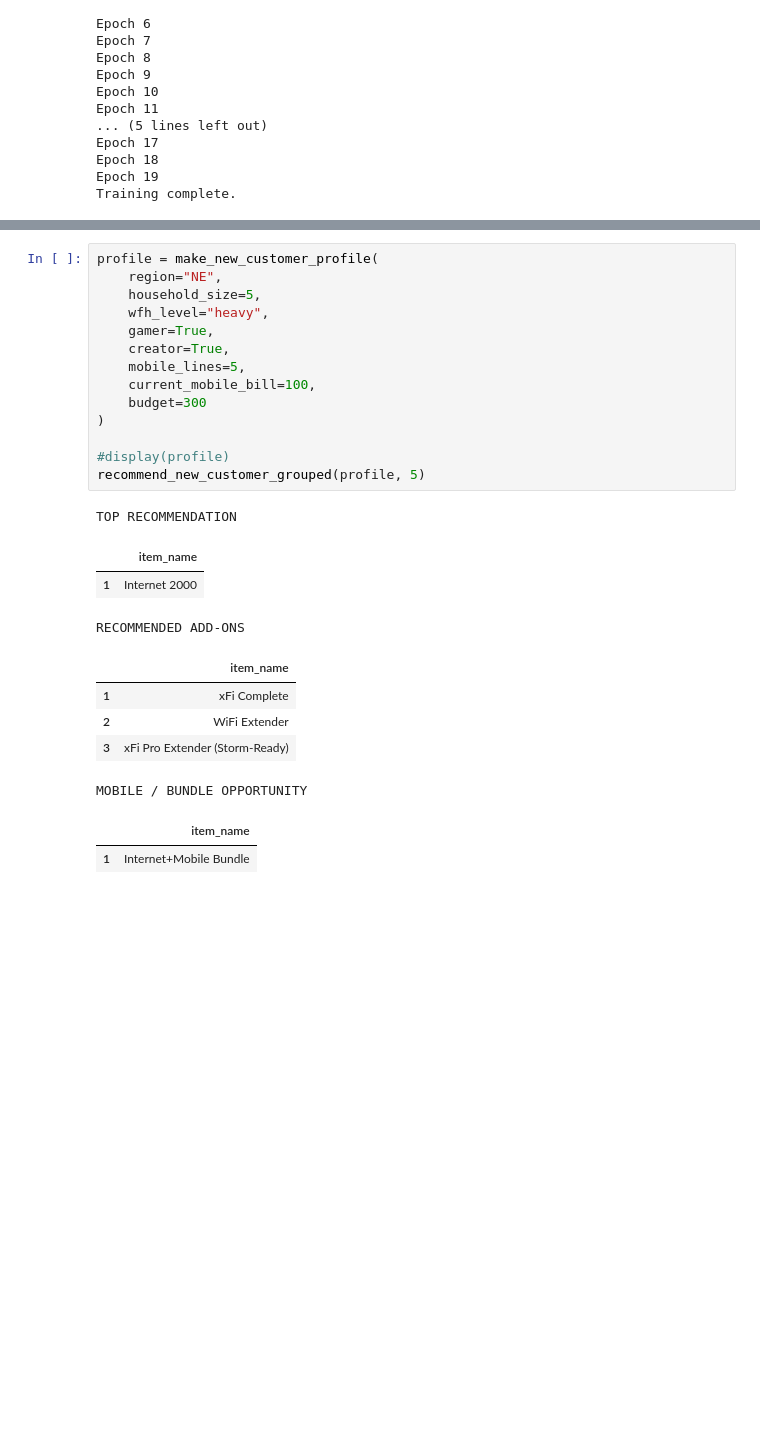
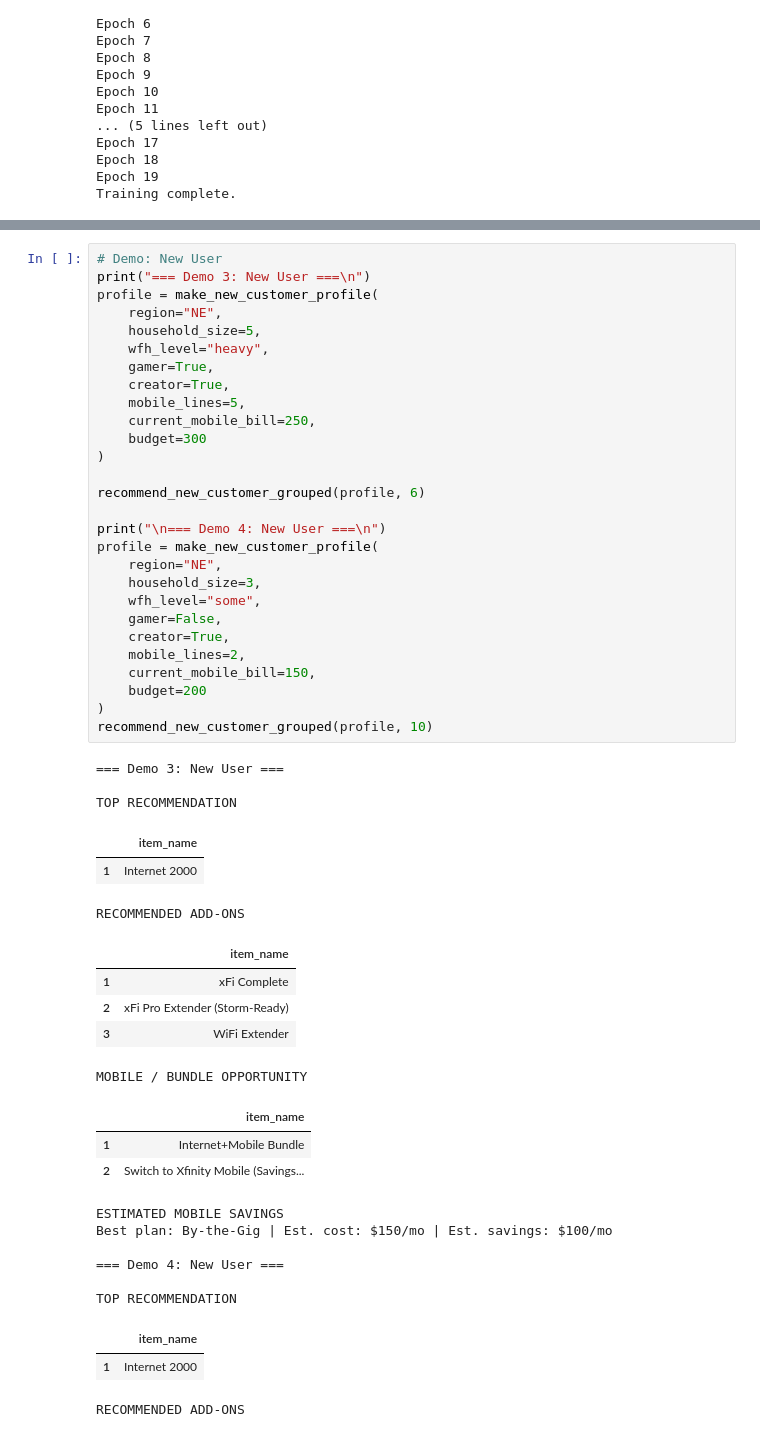
Before and after one commit to sahilailawadi/recommender_system_assignment, a Jupyter notebook: Ailawadi-A2.ipynb, the cells around one changed output, grey strips where cells are left out. Cells and saved outputs as stored; diff of their text form; blank space fills up the shorter version.

```diff
--- a/Ailawadi-A2.ipynb
+++ b/Ailawadi-A2.ipynb
@@ -772,26 +858,52 @@ MOBILE / BUNDLE OPPORTUNITY
 # %%
+# Demo: New User
+print("=== Demo 3: New User ===\n")
 profile = make_new_customer_profile(
     region="NE",
     household_size=5,
     wfh_level="heavy",
     gamer=True,
     creator=True,
     mobile_lines=5,
-    current_mobile_bill=100,
+    current_mobile_bill=250,
     budget=300
 )
 
-#display(profile)
-recommend_new_customer_grouped(profile, 5)
+recommend_new_customer_grouped(profile, 6)
+
+print("\n=== Demo 4: New User ===\n")
+profile = make_new_customer_profile(
+    region="NE",
+    household_size=3,
+    wfh_level="some",
+    gamer=False,
+    creator=True,
+    mobile_lines=2,
+    current_mobile_bill=150,
+    budget=200
+)
+recommend_new_customer_grouped(profile, 10)
 # %% [output]
+=== Demo 3: New User ===
+
 TOP RECOMMENDATION
 |  | item_name |
 | 1 | Internet 2000 |
 RECOMMENDED ADD-ONS
 |  | item_name |
 | 1 | xFi Complete |
-| 2 | WiFi Extender |
-| 3 | xFi Pro Extender (Storm-Ready) |
+| 2 | xFi Pro Extender (Storm-Ready) |
+| 3 | WiFi Extender |
 MOBILE / BUNDLE OPPORTUNITY
 |  | item_name |
 | 1 | Internet+Mobile Bundle |
+| 2 | Switch to Xfinity Mobile (Savings... |
+ESTIMATED MOBILE SAVINGS
+Best plan: By-the-Gig | Est. cost: $150/mo | Est. savings: $100/mo
+
+=== Demo 4: New User ===
+
+TOP RECOMMENDATION
+|  | item_name |
+| 1 | Internet 2000 |
+RECOMMENDED ADD-ONS
```
Also changed, not shown: parts of 27 cells of this notebook, 2 other files.
